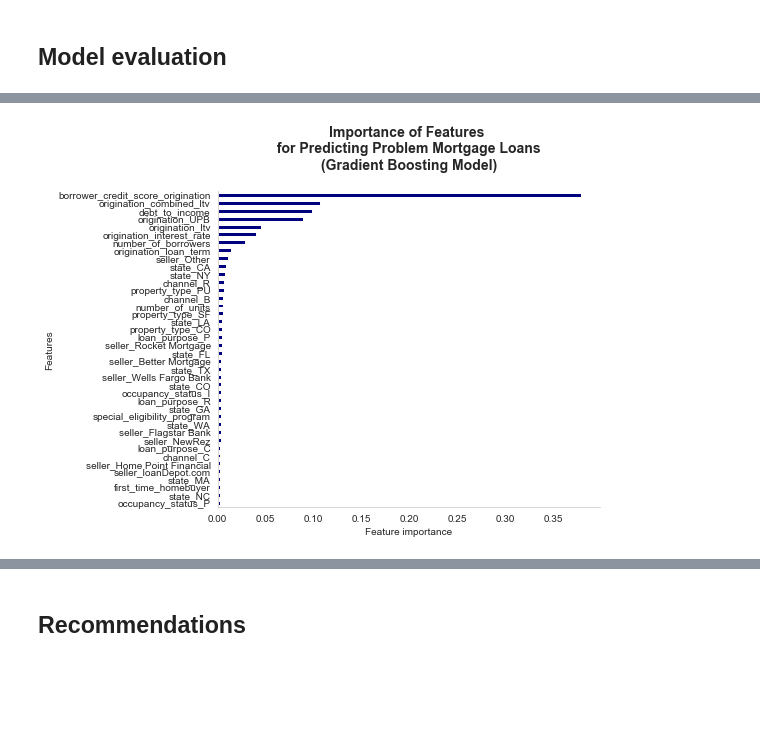
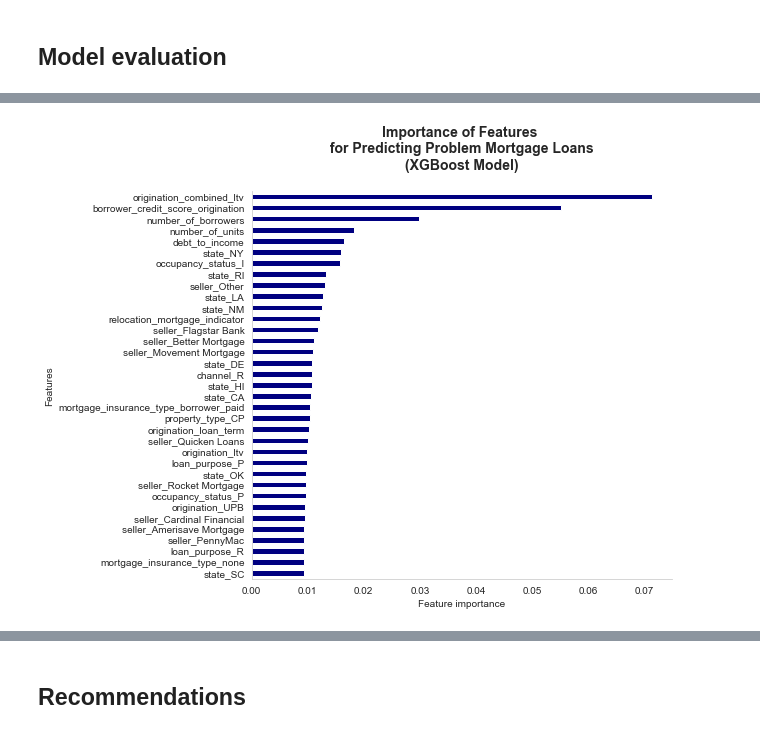
Before and after one commit to magalisolimano/predicting_problem_mortgages, a Jupyter notebook: notebook.ipynb, the cells around one changed output, grey strips where cells are left out. Cells and saved outputs as stored; diff of their text form; code cells hidden in the pictures; blank space fills up the shorter version.

Commit message:
adding updated notebook and images

```diff
--- a/notebook.ipynb
+++ b/notebook.ipynb
@@ -1848,9 +1848,9 @@ xgb_pipe = Pipeline(steps = [('preprocessor', feature_preprocessor),
 
 # Defining hyperparameters for GridSearch in a dictionary
 xgb_param_grid = {
-     'xgb__max_depth': [4,6,8,10],
+     'xgb__max_depth': [4,6,8,10,12],
      'xgb__min_samples_leaf': [2,3,4],
-     'xgb__min_samples_split': [2,4,6,8],
+     'xgb__min_samples_split': [2,4,6],
      }
 
 # Instantiate GridSearchCV
@@ -1865,7 +1865,4 @@ xgb_gs.fit(X_train, y_train)
 
 # Predict y on testing data
 y_pred = xgb_gs.predict(X_test)
-
-print(f'Training Score:', np.round(xgb_gs.score(X_train, y_train),2))
-print(f'Testing Score:', np.round(xgb_gs.score(X_test, y_test),2))
 # %% [output]
@@ -2003,5 +2031,5 @@ Area Under Precision-Recall Curve(AP): 0.88
 # %%
-# Extract important features
-feature_importance_df = pd.DataFrame(gb_gs.best_estimator_.named_steps[
-                                        'gb'].feature_importances_,
+# View important features of selected model: XGBoost
+feature_importance_xgb = pd.DataFrame(xgb_gs.best_estimator_.named_steps[
+                                        'xgb'].feature_importances_,
                                          index=X_train_transformed.columns)
@@ -2008,28 +2057,29 @@ feature_importance_df = pd.DataFrame(gb_gs.best_estimator_.named_steps[
 # %%
-fig, ax = plt.subplots(figsize=(8,6))
+# Plot feature importance of XGBoost model
+fig, ax = plt.subplots(figsize=(9,7))
 
-feature_importance_df.columns = ['importance']
-feature_importance_df.sort_values(by=['importance'],
-                                  ascending=True).tail(40).plot.barh(
+feature_importance_xgb.columns = ['importance']
+feature_importance_xgb.sort_values(by=['importance'],
+                                  ascending=True).tail(35).plot.barh(
                                                                 color='navy',
                                                                 ax=ax)
 # Set title and axis labels
-ax.set_title('Importance of Features \n for Predicting Problem Mortgage Loans \n (Gradient Boosting Model) \n',
+ax.set_title('Importance of Features \n for Predicting Problem Mortgage Loans \n (XGBoost Model) \n',
              fontsize=14, fontweight='bold')
 ax.set_xlabel('Feature importance')
 ax.set_ylabel('Features')
 
 # Remove legend
 ax.get_legend().remove()
 
 # Remove grid line
 plt.grid(False)
 
 # Remove top border and right border
 ax.spines['top'].set_visible(False)
 ax.spines['right'].set_visible(False)
 
 plt.tight_layout()
 # %% [output]
-[figure, old version]
+[figure, new version]
 # %% [markdown]
```
Also changed, not shown: parts of 75 cells of this notebook, 11 other files.
